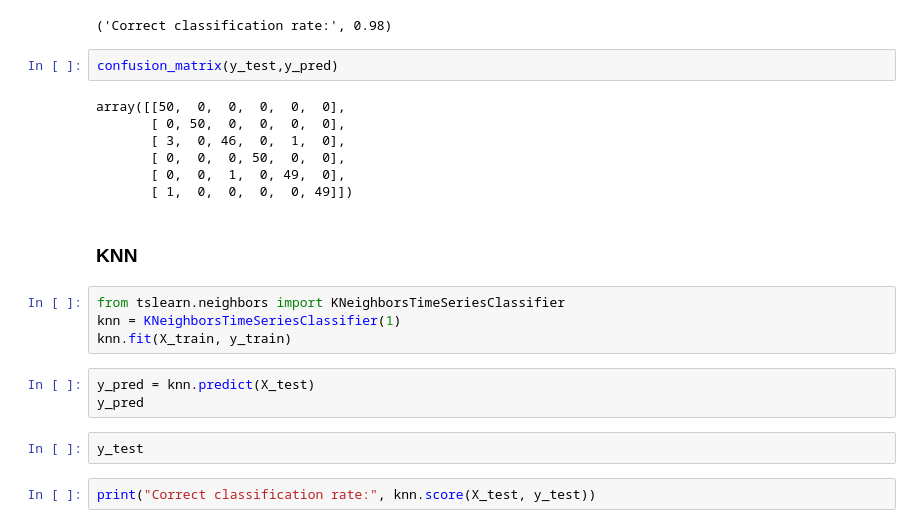
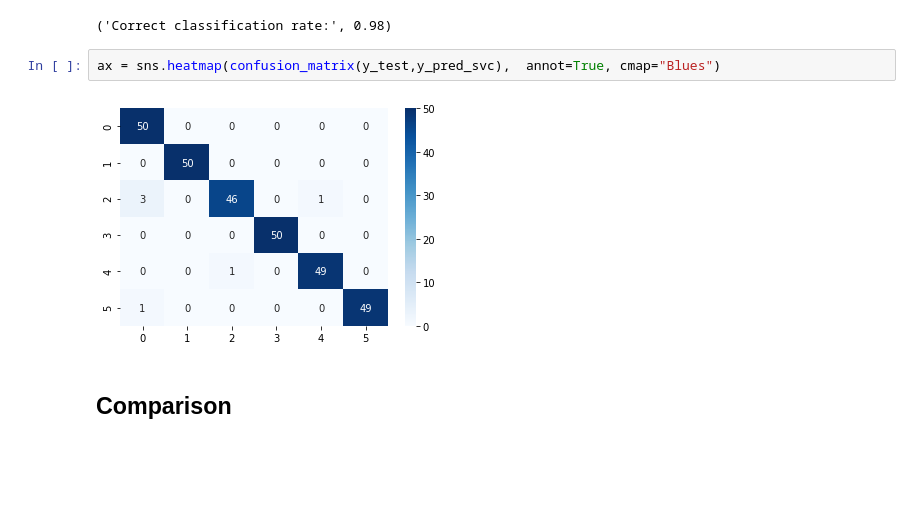
Before and after one commit to giadaconfo/time-series-classification, a Jupyter notebook: tsc_comparison.ipynb, the cells around one changed output. Drawn from its saved outputs; the diff is of its cells as text; blank space fills up the shorter version.

```diff
--- a/tsc_comparison.ipynb
+++ b/tsc_comparison.ipynb
@@ -143,25 +246,9 @@ array([1, 1, 1, 1, 1, 1, 1, 1, 1, 1, 1, 1, 1, 1, 1, 1, 1, 1, 1, 1, 1, 1,
 print("Correct classification rate:", svc.score(X_test, y_test))
 # %% [output]
 ('Correct classification rate:', 0.98)
-# %%
-confusion_matrix(y_test,y_pred)
-# %% [output]
-array([[50,  0,  0,  0,  0,  0],
-       [ 0, 50,  0,  0,  0,  0],
-       [ 3,  0, 46,  0,  1,  0],
-       [ 0,  0,  0, 50,  0,  0],
-       [ 0,  0,  1,  0, 49,  0],
-       [ 1,  0,  0,  0,  0, 49]])
+# %%
+ax = sns.heatmap(confusion_matrix(y_test,y_pred_svc),  annot=True, cmap="Blues")
+# %% [output]
+[figure, added]
 # %% [markdown]
-### KNN
+## Comparison
-# %%
-from tslearn.neighbors import KNeighborsTimeSeriesClassifier
-knn = KNeighborsTimeSeriesClassifier(1)
-knn.fit(X_train, y_train)
-# %%
-y_pred = knn.predict(X_test)
-y_pred
-# %%
-y_test
-# %%
-print("Correct classification rate:", knn.score(X_test, y_test))
```
Also changed, not shown: parts of 30 cells of this notebook.
